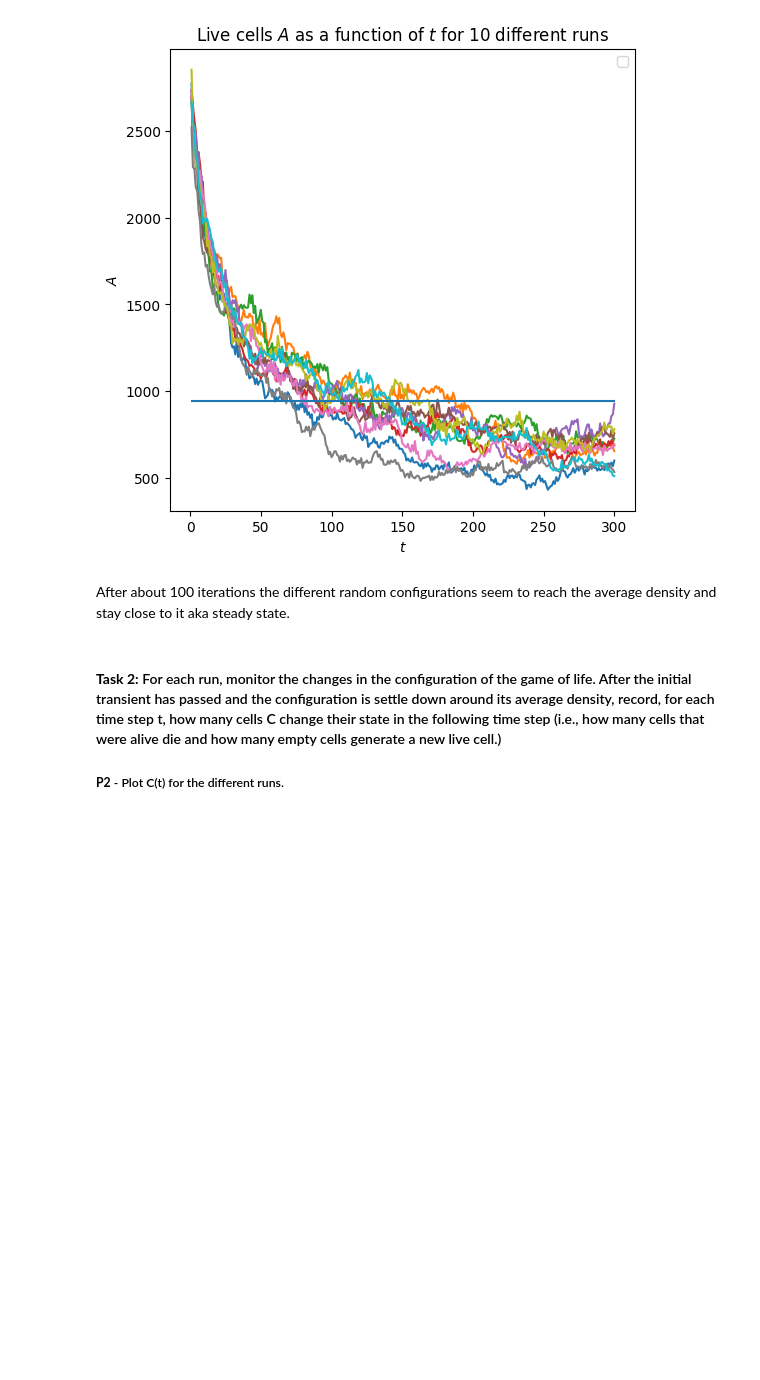
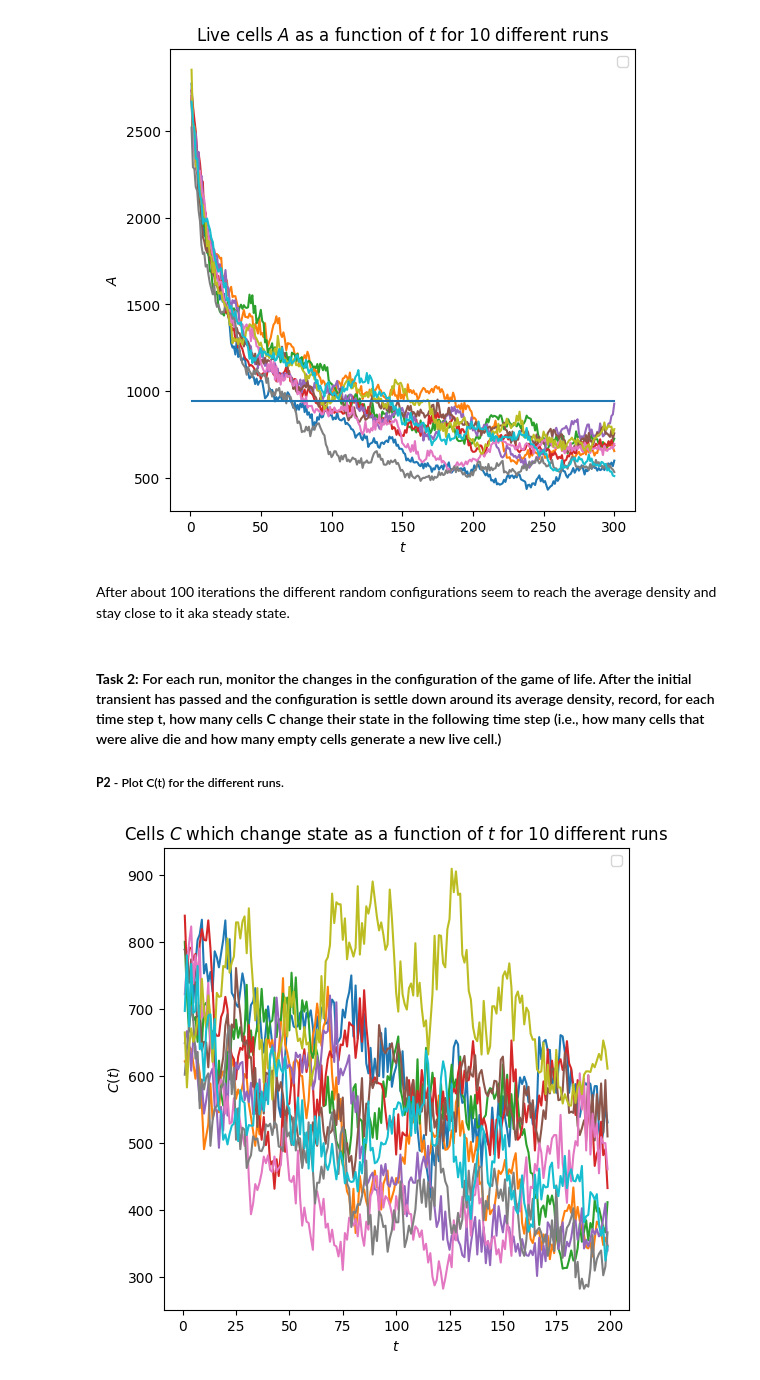
Before and after one commit to Wessias/SOCS, a Jupyter notebook: HW1/hw1-viggo-wessner.ipynb, the cells around one changed output. Drawn from its saved outputs; the diff is of its cells as text; code cells hidden in the pictures; blank space fills up the shorter version.

```diff
--- a/HW1/hw1-viggo-wessner.ipynb
+++ b/HW1/hw1-viggo-wessner.ipynb
@@ -907,30 +907,47 @@ After about 100 iterations the different random configurations seem to reach the
 # %%
 
 import numpy as np
 import matplotlib.pyplot as plt
 
 N = 100
 T = 300
 C_for_diff_runs = []
 # Random initial state.
 gol = np.random.randint(2, size=[N, N])
 
 rule_2d = np.zeros([2, 9])
 # Game of Life's rules.
 rule_2d[0, :] = [0, 0, 0, 1, 0, 0, 0, 0, 0]  # New born from empty cell.
 rule_2d[1, :] = [0, 0, 1, 1, 0, 0, 0, 0, 0]  # Survival from living cell.
 
 Ni, Nj = gol.shape  # Sets the variables describing the shape.
 
 for n in range(10):
     C_t = []
     gol = np.random.randint(2, size=[N, N])
     for t in range(T):
-        gol = apply_rule_2d(rule_2d, gol)
+        new_gol = apply_rule_2d(rule_2d, gol)
         if (t > 100):
-            #Calc how many alive die
-            #Calc how many dead resurrect
-            #Sum these two to get C(t)
-            break
+            diff_grid = new_gol - gol #Get grid with 1 if dead-> alive, 0 if no change, -1 if alive -> dead
+            change_grid = np.abs(diff_grid) #Don't care for 1 or -1 just want count
+            change_count = np.sum(change_grid)
+            C_t.append(change_count)
+
+        gol = new_gol
 
     C_for_diff_runs.append(C_t)
+
+
+
+
+plt.figure(figsize=(6, 6))
+for C_t in C_for_diff_runs:
+    plt.plot(range(1,T - 100), C_t)
+
+plt.xlabel('$t$')
+plt.ylabel('$C(t)$')
+plt.title('Cells $C$ which change state as a function of $t$ for 10 different runs')
+plt.legend()
+plt.show()
+# %% [output]
+[figure, added]
```
